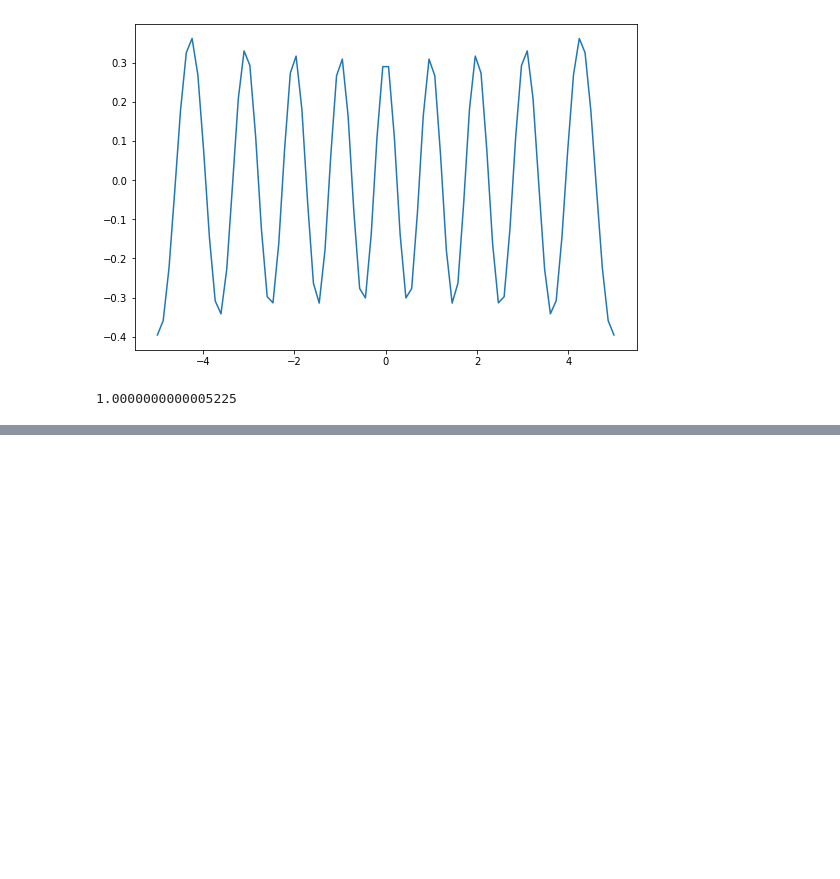
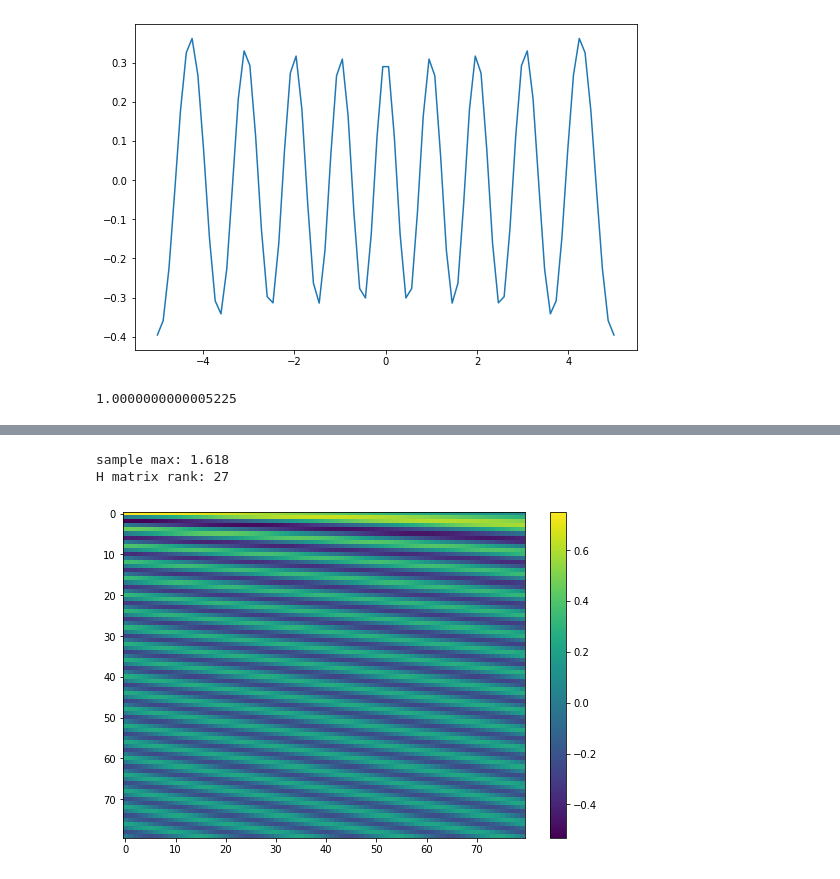
Before and after one commit to stmeinecke/derrom, a Jupyter notebook: misc/Hermite.ipynb, the cells around one changed output, grey strips where cells are left out. Saved outputs shown, nothing was run; the diff lists cells and outputs as text; code cells hidden in the pictures; blank space fills up the shorter version.

```diff
--- a/misc/Hermite.ipynb
+++ b/misc/Hermite.ipynb
@@ -132,0 +91,23 @@ H matrix rank: 27
+# %%
+print('sample max:', HermiteReducer.sample_max)
+
+print('H matrix rank:', np.linalg.matrix_rank(HermiteReducer.H_matrix[:80]))
+
+plt.imshow(HermiteReducer.H_matrix, aspect='auto', interpolation='none')
+plt.colorbar()
+plt.show()
+
+
+
+# Q,R = np.linalg.qr(HermiteReducer.H_matrix.T)
+
+# plt.imshow(Q.T, aspect='auto', interpolation='none')
+# plt.colorbar()
+# plt.show()
+
+
+# print('Q matrix rank:', np.linalg.matrix_rank(Q.T))
+# %% [output]
+sample max: 1.618
+H matrix rank: 27
+[figure, added]
```
Also changed, not shown: parts of 6 cells of this notebook.
